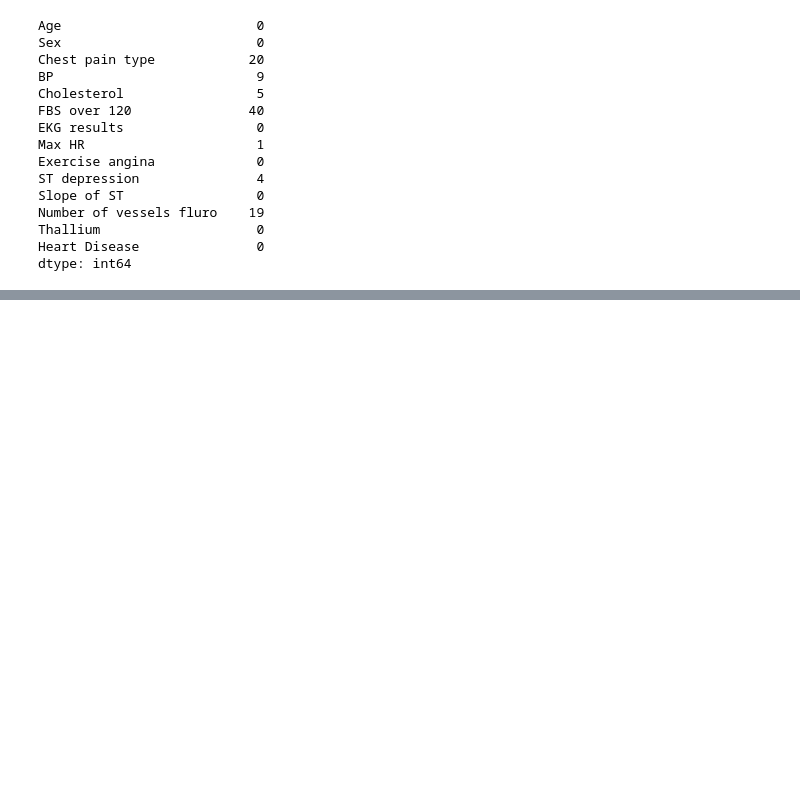
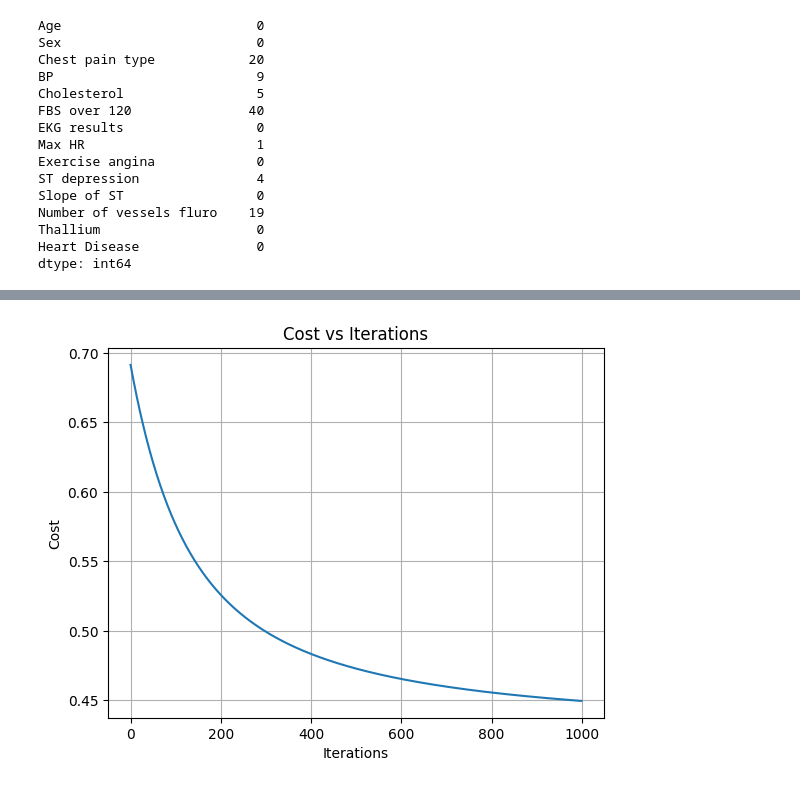
Before and after one commit to SantiagoAmaya21/TDSE_heart_disease_risk_prediction, a Jupyter notebook: heart_disease_lr_analysis.ipynb, the cells around one changed output, grey strips where cells are left out. Cells and saved outputs as stored; diff of their text form; code cells hidden in the pictures; blank space fills up the shorter version.

```diff
--- a/heart_disease_lr_analysis.ipynb
+++ b/heart_disease_lr_analysis.ipynb
@@ -85,0 +198,22 @@ df_1 = df_1.sample(frac=1, random_state=42)
+# %%
+def gradient_descent(X, y, w, b, alpha, num_iters):
+    m = X.shape[0]
+    cost_history = []
+
+    for i in range(num_iters):
+        z = X @ w + b
+        y_hat = sigmoid(z)
+
+        dw = (1/m) * (X.T @ (y_hat - y))
+        db = (1/m) * np.sum(y_hat - y)
+
+        w = w - alpha * dw
+        b = b - alpha * db
+
+        cost = compute_cost(X, y, w, b)
+        cost_history.append(cost)
+
+        if i % 100 == 0:
+            print(f"Iteration {i}: Cost {cost:.4f}")
+
+    return w, b, cost_history
@@ -85,0 +226,14 @@ df_1 = df_1.sample(frac=1, random_state=42)
+# %%
+# Inicialización
+n_features = X_train_norm.shape[1]
+w_init = np.zeros(n_features)
+b_init = 0
+
+alpha = 0.01
+iterations = 1000
+
+w_final, b_final, cost_history = gradient_descent(
+    X_train_norm, y_train,
+    w_init, b_init,
+    alpha, iterations
+)
@@ -85,0 +257,11 @@ df_1 = df_1.sample(frac=1, random_state=42)
+# %%
+import matplotlib.pyplot as plt
+
+plt.plot(cost_history)
+plt.xlabel("Iterations")
+plt.ylabel("Cost")
+plt.title("Cost vs Iterations")
+plt.grid(True)
+plt.show()
+# %% [output]
+[figure, added]
```
Also changed, not shown: parts of 43 cells of this notebook, 1 other file.
